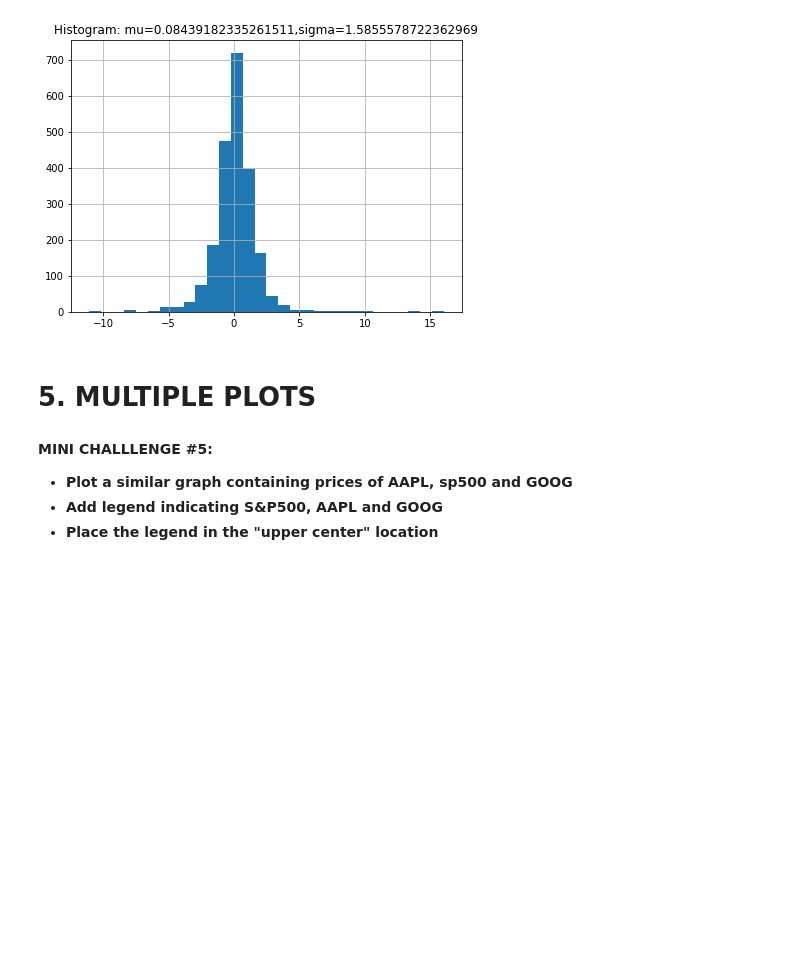
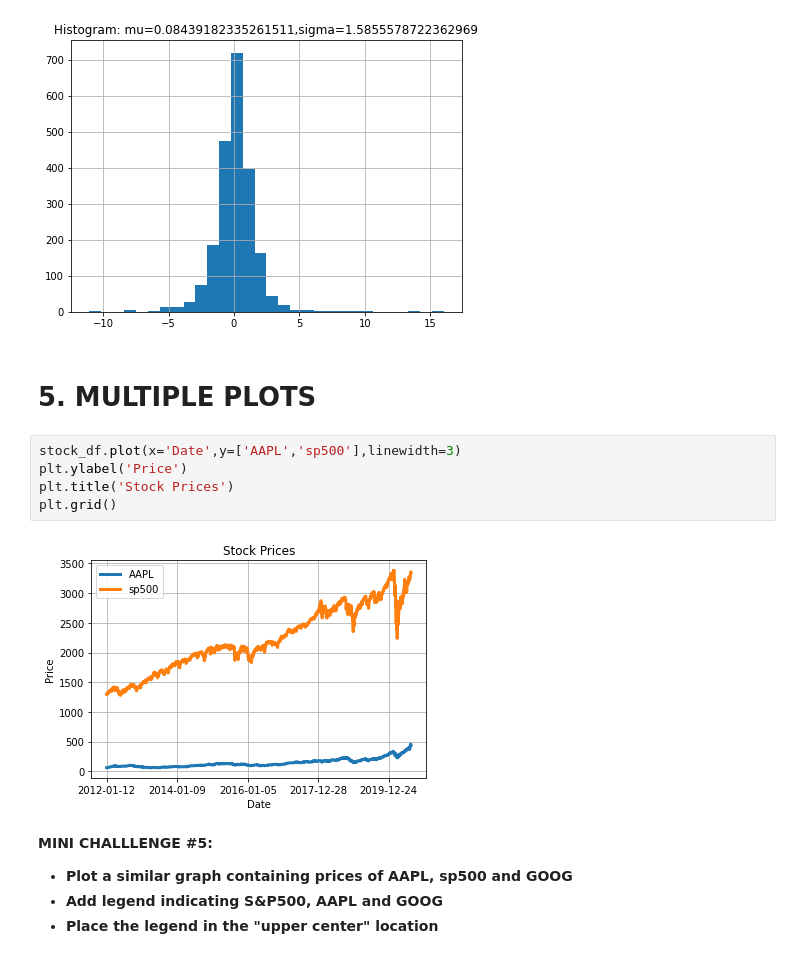
Before and after one commit to DhananjayKalaskar/financial_analysis, a Jupyter notebook: 9. Python 101 - Data Visualization with matplotlib - Skeleton.ipynb, the cells around one changed output. Saved outputs shown, nothing was run; the diff lists cells and outputs as text; blank space fills up the shorter version.

```diff
--- a/9. Python 101 - Data Visualization with matplotlib - Skeleton.ipynb
+++ b/9. Python 101 - Data Visualization with matplotlib - Skeleton.ipynb
@@ -174,6 +174,13 @@ Text(0.5, 1.0, 'Histogram: mu=0.08439182335261511,sigma=1.5855578722362969')
 [figure]
 # %% [markdown]
 # 5. MULTIPLE PLOTS
+# %%
+stock_df.plot(x='Date',y=['AAPL','sp500'],linewidth=3)
+plt.ylabel('Price')
+plt.title('Stock Prices')
+plt.grid()
+# %% [output]
+[figure, added]
 # %% [markdown]
 **MINI CHALLLENGE #5:**
 - **Plot a similar graph containing prices of AAPL, sp500 and GOOG**
```
Also changed, not shown: parts of 7 cells of this notebook.
